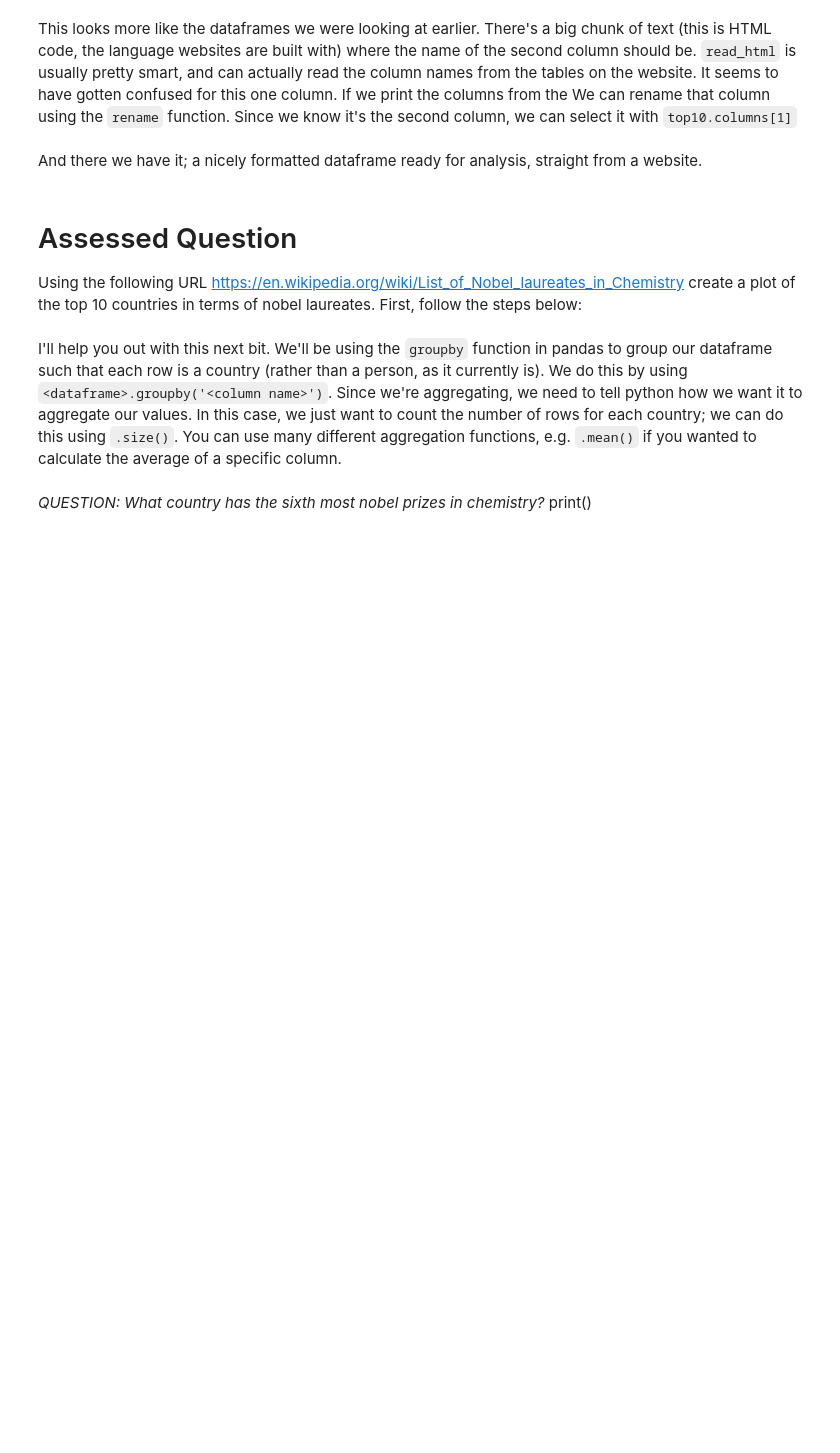
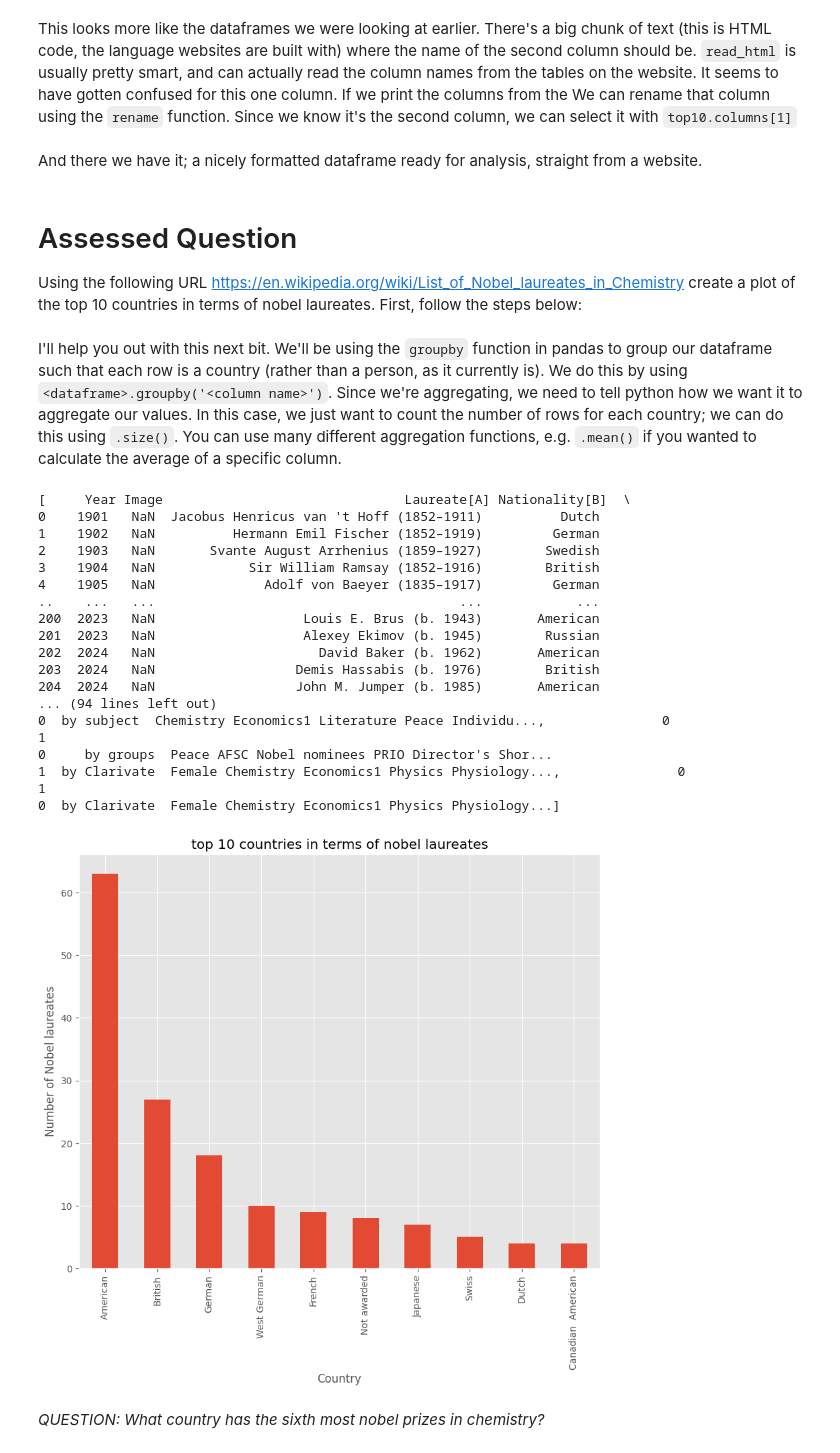
Before and after one commit to Siyuan229/QM2, a Jupyter notebook: notebooks/W02. Pandas.ipynb, the cells around one changed output. Saved outputs shown, nothing was run; the diff lists cells and outputs as text; code cells hidden in the pictures; blank space fills up the shorter version.

```diff
--- a/notebooks/W02. Pandas.ipynb
+++ b/notebooks/W02. Pandas.ipynb
@@ -403,9 +419,42 @@ I'll help you out with this next bit. We'll be using the `groupby` function in p
 # %%
 # create a new dataframe called 'country' in which each row is a country, and the values represent the number of nobel laureates.
 
 # now sort it in descending order
 
 # finally, plot the top 10 countries
+
+url='https://en.wikipedia.org/wiki/List_of_Nobel_laureates_in_Chemistry'
+chem_tables=pandas.read_html(url)
+print(chem_tables)
+chem=chem_tables[0]
+chem
+Country=chem.groupby('Nationality[B]').size()
+Country=Country.sort_values(ascending=False)
+Country
+
+Country[0:10].plot(kind='bar')
+plt.title('top 10 countries in terms of nobel laureates')
+plt.xlabel('Country')
+plt.ylabel('Number of Nobel laureates')
+plt.show()
+# %% [output]
+[     Year Image                               Laureate[A] Nationality[B]  \
+0    1901   NaN  Jacobus Henricus van 't Hoff (1852–1911)          Dutch
+1    1902   NaN          Hermann Emil Fischer (1852–1919)         German
+2    1903   NaN       Svante August Arrhenius (1859–1927)        Swedish
+3    1904   NaN            Sir William Ramsay (1852–1916)        British
+4    1905   NaN              Adolf von Baeyer (1835–1917)         German
+..    ...   ...                                       ...            ...
+200  2023   NaN                   Louis E. Brus (b. 1943)       American
+201  2023   NaN                   Alexey Ekimov (b. 1945)        Russian
+202  2024   NaN                     David Baker (b. 1962)       American
+203  2024   NaN                  Demis Hassabis (b. 1976)        British
+204  2024   NaN                  John M. Jumper (b. 1985)       American
+... (94 lines left out)
+0  by subject  Chemistry Economics1 Literature Peace Individu...,               0                                                  1
+0     by groups  Peace AFSC Nobel nominees PRIO Director's Shor...
+1  by Clarivate  Female Chemistry Economics1 Physics Physiology...,               0                                                  1
+0  by Clarivate  Female Chemistry Economics1 Physics Physiology...]
+[figure, added]
 # %% [markdown]
 *QUESTION: What country has the sixth most nobel prizes in chemistry?*
-print()
```
Also changed, not shown: parts of 8 cells of this notebook.
